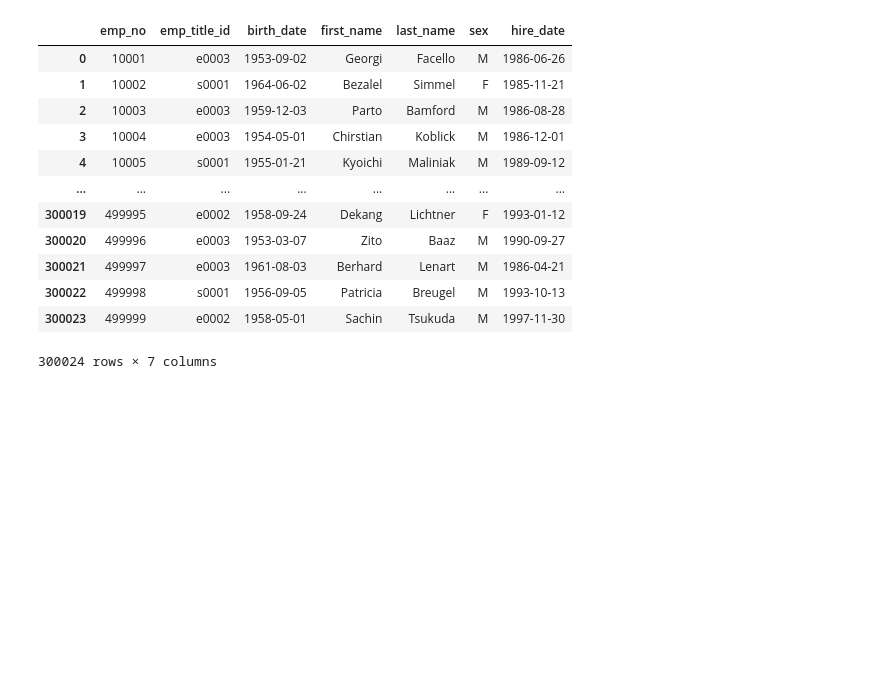
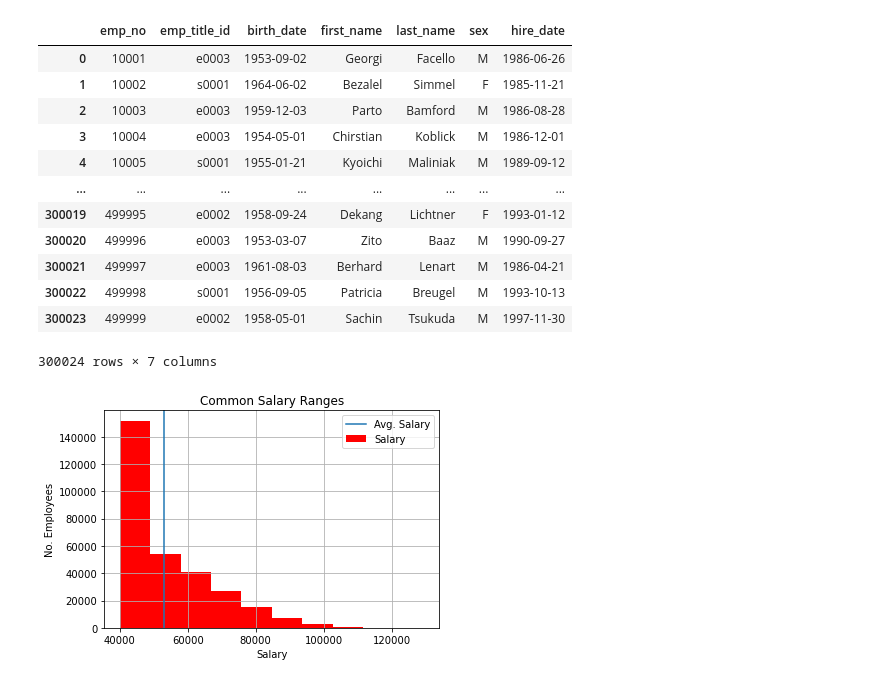
Before and after one commit to SandyGoodell/sql-challange, a Jupyter notebook: EmployeeSQL/bonus.ipynb, the cells around one changed output. Drawn from its saved outputs; the diff is of its cells as text; code cells hidden in the pictures; blank space fills up the shorter version.

Commit message:
adding graphs

```diff
--- a/EmployeeSQL/bonus.ipynb
+++ b/EmployeeSQL/bonus.ipynb
@@ -85,0 +84,12 @@ df_employees
+# %%
+# Create a histogram to visualize the most common salary ranges for employees.
+plt.hist(df_salaries['salary'], 10 , color='r', label="Salary")
+plt.xlabel("Salary")
+plt.ylabel("No. Employees")
+plt.title("Common Salary Ranges")
+plt.axvline(df_salaries['salary'].mean(), label="Avg. Salary")
+plt.legend()
+plt.grid()
+plt.savefig("Common Salary Ranges.png")
+# %% [output]
+[figure, added]
```
Also changed, not shown: parts of 5 cells of this notebook, 3 other files.
